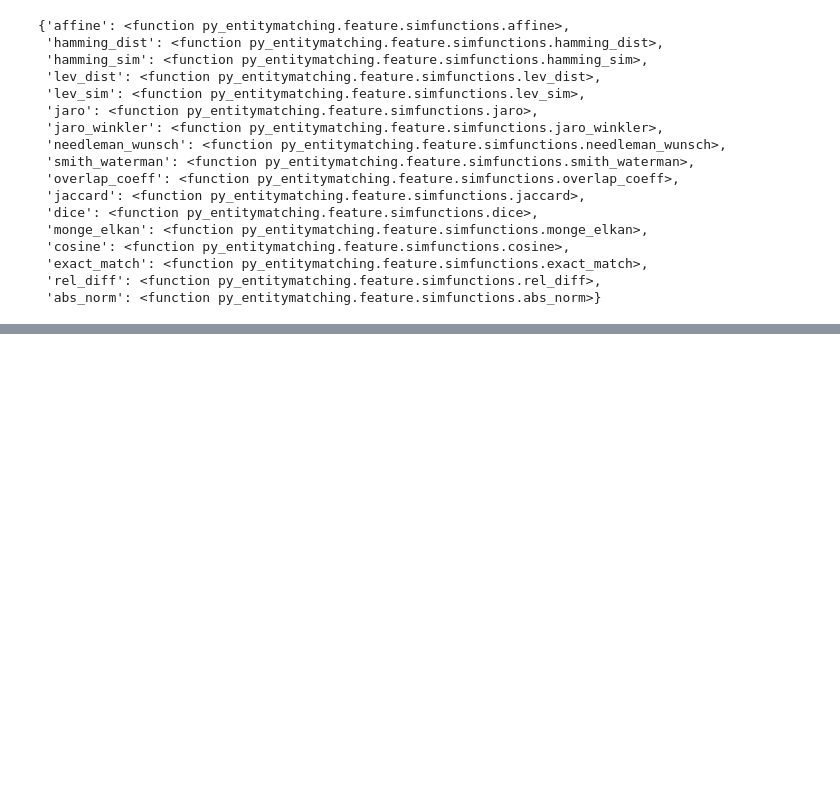
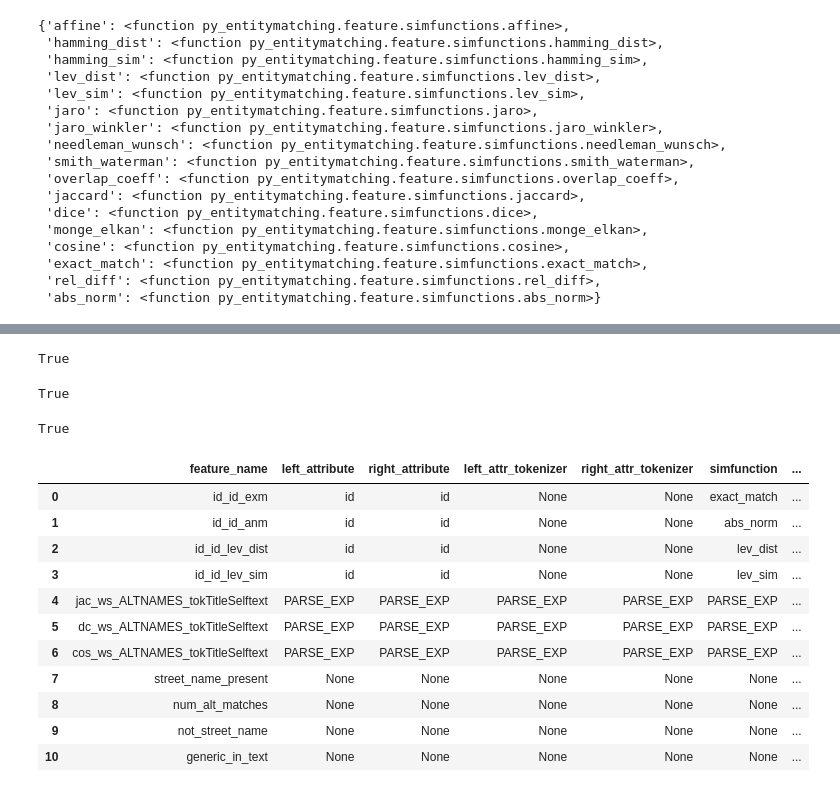
Before and after one commit to raulgiovannymartinez/Drug-Epidemic-Tracking-With-Social-Media, a Jupyter notebook: reddit_matching.ipynb, the cells around one changed output, grey strips where cells are left out. Cells and saved outputs as stored; diff of their text form; code cells hidden in the pictures; blank space fills up the shorter version.

```diff
--- a/reddit_matching.ipynb
+++ b/reddit_matching.ipynb
@@ -308,0 +364,2 @@ C2
+# %%
+A = A.rename(columns={'NAME_TYPE': 'NAMETYPE'})
@@ -308,0 +379,6 @@ C2
+# %%
+A = A.drop(columns=['FULL_GENERIC_NAME', 'FDA_SCHEDULE', 'VA_CLASS', 'VA_CATEGORY', 'CATEGORY'])
+B = B.drop(columns=['author', 'link_flair_text', 'num_comments', 'num_crossposts', 'score', 'selftext', 'title',
+                    'total_awards_received', 'upvote_ratio', 'Week'])
+# %%
+F = em.get_features_for_matching(A, B, validate_inferred_attr_types=False)
@@ -308,0 +437,4 @@ C2
+# %%
+em.add_blackbox_feature(F, 'num_alt_matches', num_alt_matches)
+# %% [output]
+True
@@ -308,0 +445,4 @@ C2
+# %%
+em.add_blackbox_feature(F, 'not_street_name', not_street_name)
+# %% [output]
+True
@@ -308,0 +455,19 @@ C2
+# %%
+em.add_blackbox_feature(F, 'generic_in_text', generic_in_text)
+# %% [output]
+True
+# %%
+F
+# %% [output]
+|  | feature_name | left_attribute | right_attribute | left_attr_tokenizer | right_attr_tokenizer | simfunction | ... |
+| 0 | id_id_exm | id | id | None | None | exact_match | ... |
+| 1 | id_id_anm | id | id | None | None | abs_norm | ... |
+| 2 | id_id_lev_dist | id | id | None | None | lev_dist | ... |
+| 3 | id_id_lev_sim | id | id | None | None | lev_sim | ... |
+| 4 | jac_ws_ALTNAMES_tokTitleSelftext | PARSE_EXP | PARSE_EXP | PARSE_EXP | PARSE_EXP | PARSE_EXP | ... |
+| 5 | dc_ws_ALTNAMES_tokTitleSelftext | PARSE_EXP | PARSE_EXP | PARSE_EXP | PARSE_EXP | PARSE_EXP | ... |
+| 6 | cos_ws_ALTNAMES_tokTitleSelftext | PARSE_EXP | PARSE_EXP | PARSE_EXP | PARSE_EXP | PARSE_EXP | ... |
+| 7 | street_name_present | None | None | None | None | None | ... |
+| 8 | num_alt_matches | None | None | None | None | None | ... |
+| 9 | not_street_name | None | None | None | None | None | ... |
+| 10 | generic_in_text | None | None | None | None | None | ... |
```
Also changed, not shown: parts of 104 cells of this notebook, 4 other files.
